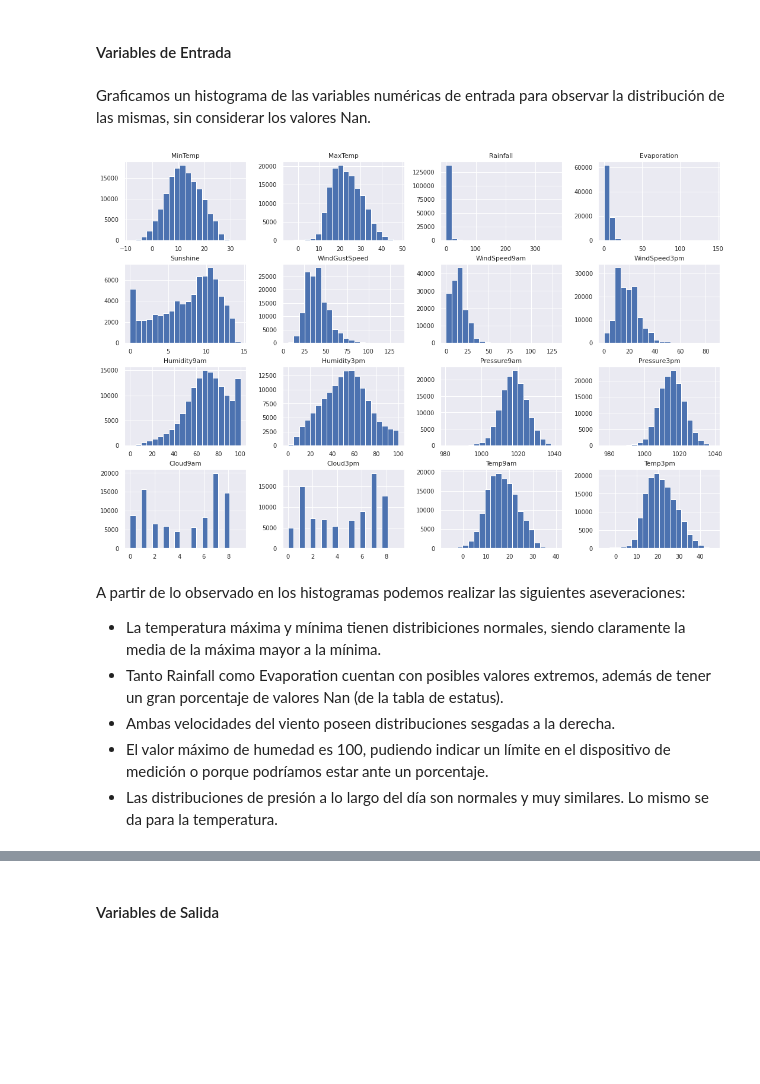
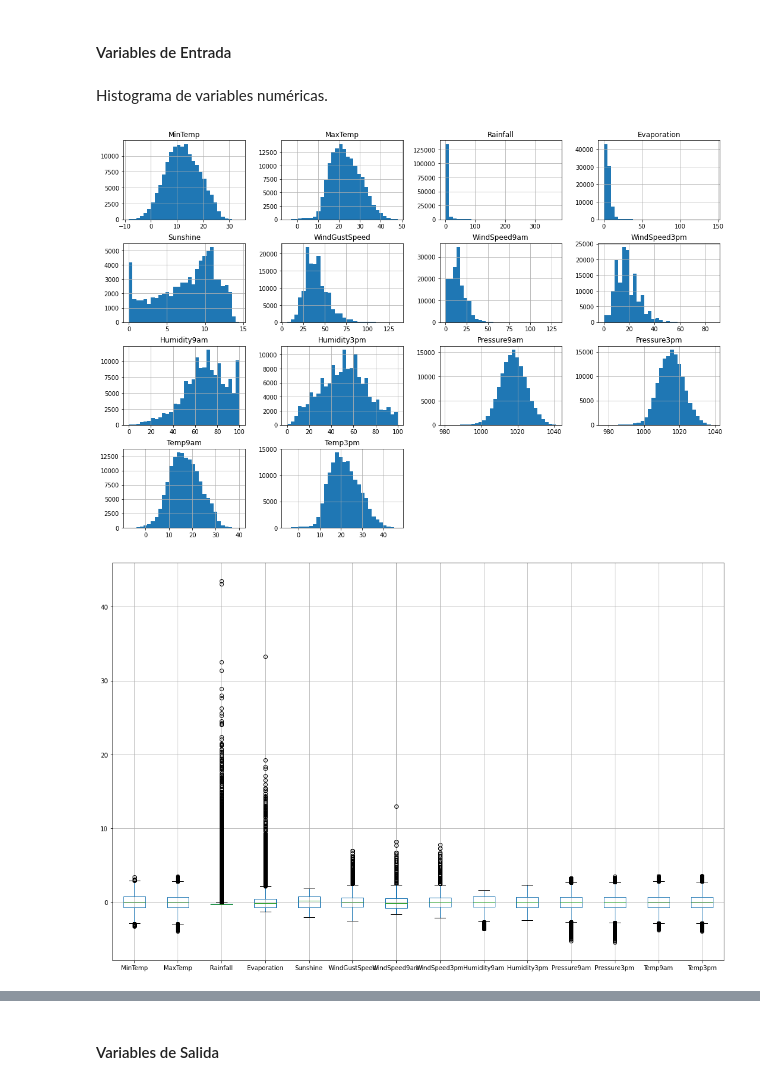
Before and after one commit to AlfonsoRafel/Posgrado-IA---UBA, a Jupyter notebook: 11. Analisis de Datos/TP_Integrador_Análisis_de_datos5_Alfonso_Rafel.ipynb, the cells around one changed output, grey strips where cells are left out. Saved outputs shown, nothing was run; the diff lists cells and outputs as text; code cells hidden in the pictures; blank space fills up the shorter version.

```diff
--- a/11. Analisis de Datos/TP_Integrador_Análisis_de_datos5_Alfonso_Rafel.ipynb
+++ b/11. Analisis de Datos/TP_Integrador_Análisis_de_datos5_Alfonso_Rafel.ipynb
@@ -169,16 +103,17 @@ La unica variable compuesta Date, podría ser dividida en año, mes y día, conv
 Todas las variables de entrada podrian ser informativas para un problema de clasificacion. Rainfall y Evaporation presentan una gran cantidad de valores 0, por lo cual podrian ser dos variables a prescindir, en caso que se confirme que no presenta relación con la salida (a revisarse en análisis posteriores).
 # %% [markdown]
 #### Variables de Entrada
-# %% [markdown]
-Graficamos un histograma de las variables numéricas de entrada para observar la distribución de las mismas, sin considerar los valores Nan.
-# %%
-df_hist = df.hist(bins=20, figsize=(18,12))
-# %% [output]
-[figure, removed]
-# %% [markdown]
-A partir de lo observado en los histogramas podemos realizar las siguientes aseveraciones:
-* La temperatura máxima y mínima tienen distribiciones normales, siendo claramente la media de la máxima mayor a la mínima.
-* Tanto Rainfall como Evaporation cuentan con posibles valores extremos, además de tener un gran porcentaje de valores Nan (de la tabla de estatus).
-* Ambas velocidades del viento poseen distribuciones sesgadas a la derecha.
-* El valor máximo de humedad es 100, pudiendo indicar un límite en el dispositivo de medición o porque podríamos estar ante un porcentaje.
-* Las distribuciones de presión a lo largo del día son normales y muy similares. Lo mismo se da para la temperatura.
+# %% [markdown]
+Histograma de variables numéricas.
+# %%
+df_num = df.drop(df[['Cloud3pm','Cloud9am','Location', 'WindGustDir', 'Date', 'WindDir9am', 'WindDir3pm', 'RainToday',
+                     'RainTomorrow']], axis=1, inplace=False)
+df_hist = df_num.hist(bins=30, figsize=(18,12))
+# %% [output]
+[figure, added]
+# %%
+std = StandardScaler()
+df_num_std = pd.DataFrame(data= std.fit_transform(df_num), columns=df_num.columns)
+df_boxplot = df_num_std.boxplot(figsize=(18,12))
+# %% [output]
+[figure, added]
```
Also changed, not shown: parts of 122 cells of this notebook.
